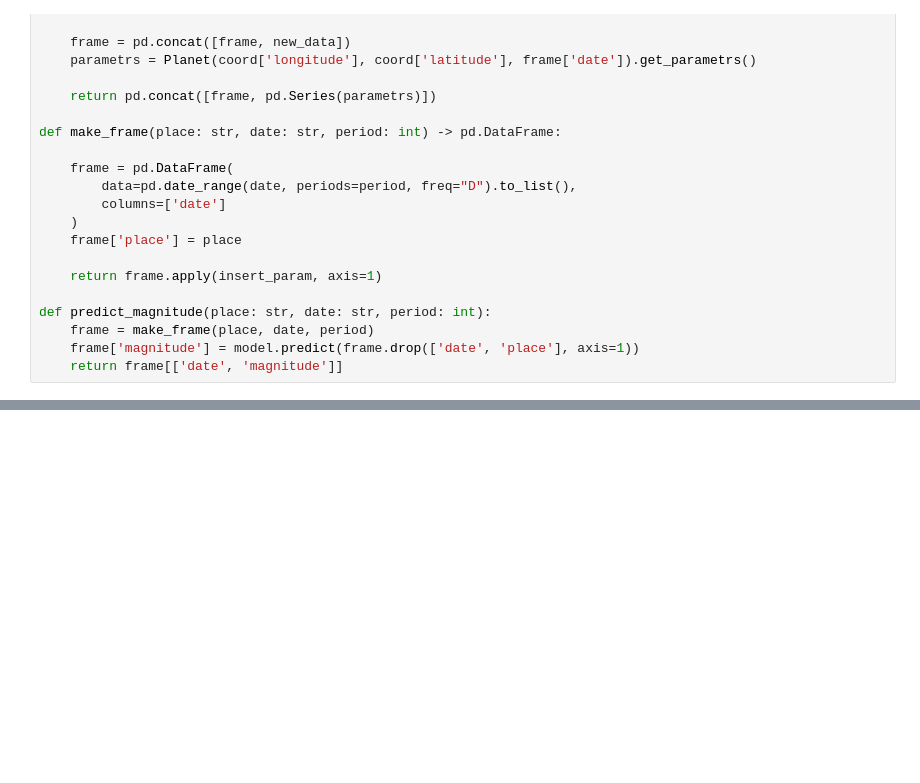
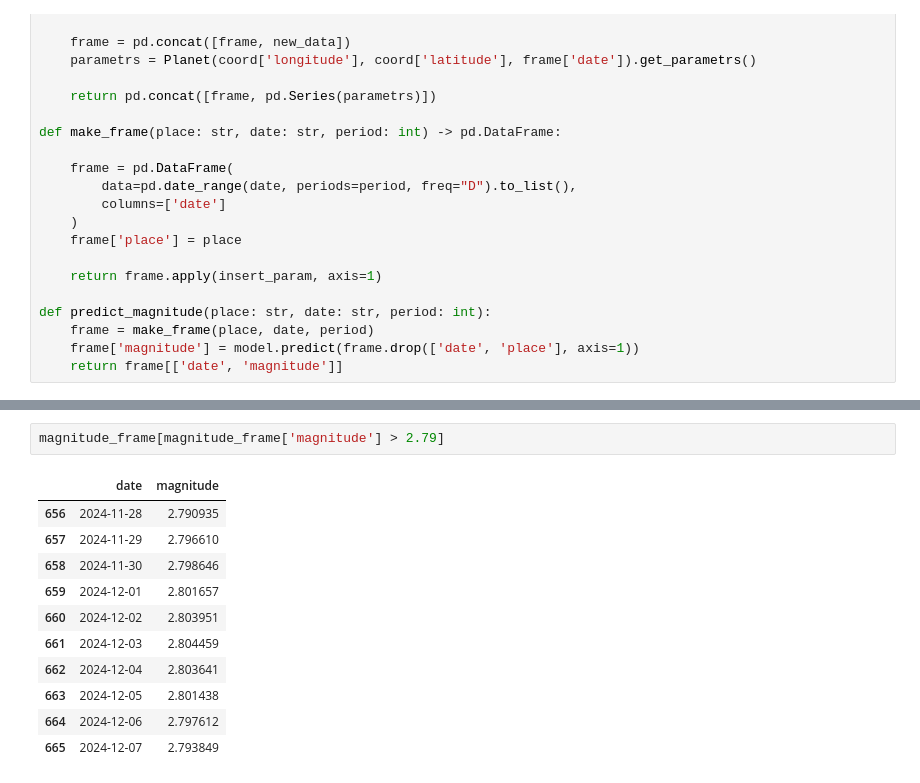
Before and after one commit to RomanZorkin/temblor, a Jupyter notebook: predict.ipynb, the cells around one changed output, grey strips where cells are left out. Saved outputs shown, nothing was run; the diff lists cells and outputs as text; blank space fills up the shorter version.

```diff
--- a/predict.ipynb
+++ b/predict.ipynb
@@ -67,0 +70,14 @@ magnitude_frame.describe()
+# %%
+magnitude_frame[magnitude_frame['magnitude'] > 2.79]
+# %% [output]
+|  | date | magnitude |
+| 656 | 2024-11-28 | 2.790935 |
+| 657 | 2024-11-29 | 2.796610 |
+| 658 | 2024-11-30 | 2.798646 |
+| 659 | 2024-12-01 | 2.801657 |
+| 660 | 2024-12-02 | 2.803951 |
+| 661 | 2024-12-03 | 2.804459 |
+| 662 | 2024-12-04 | 2.803641 |
+| 663 | 2024-12-05 | 2.801438 |
+| 664 | 2024-12-06 | 2.797612 |
+| 665 | 2024-12-07 | 2.793849 |
```
Also changed, not shown: parts of 4 cells of this notebook, 8 other files.
